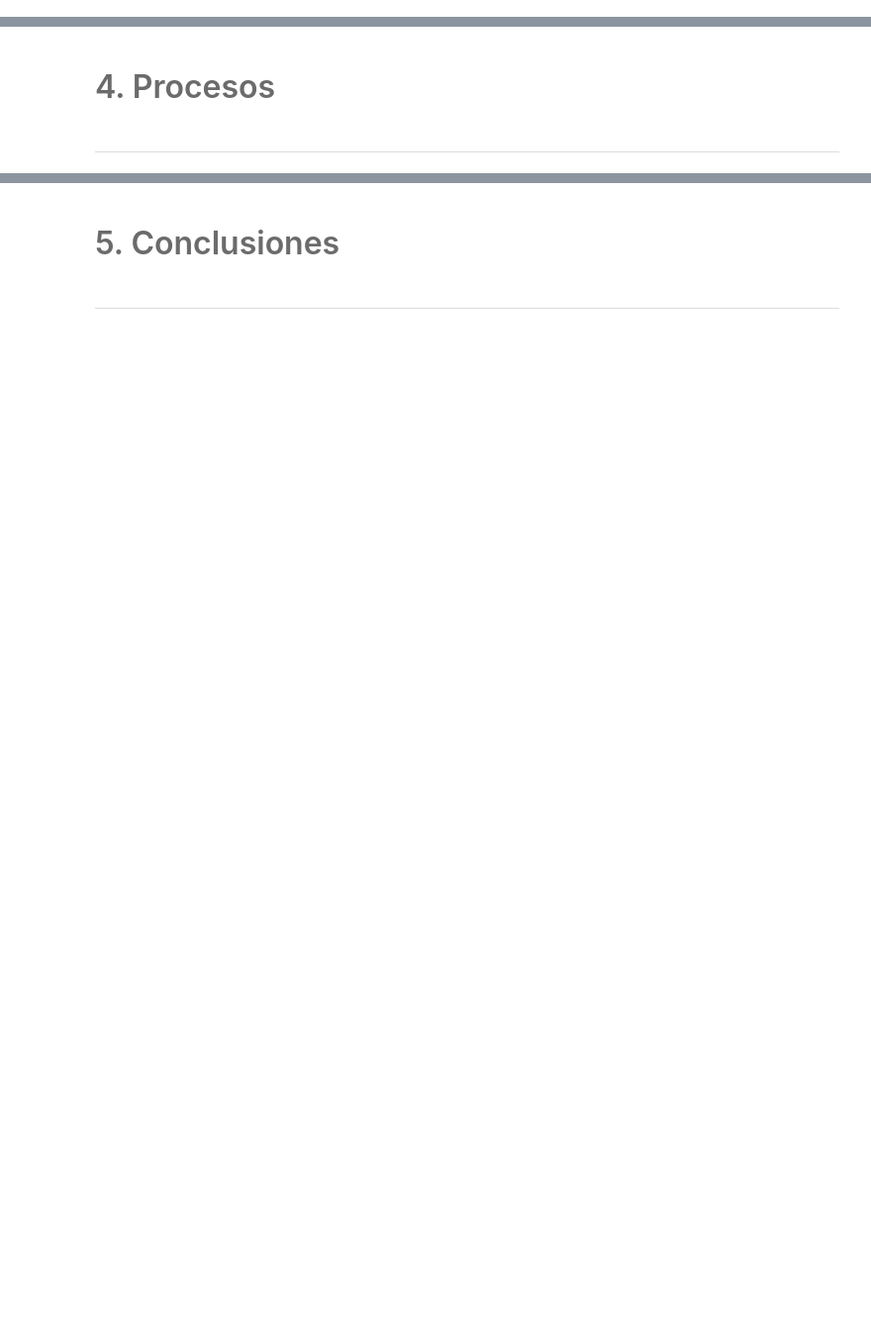
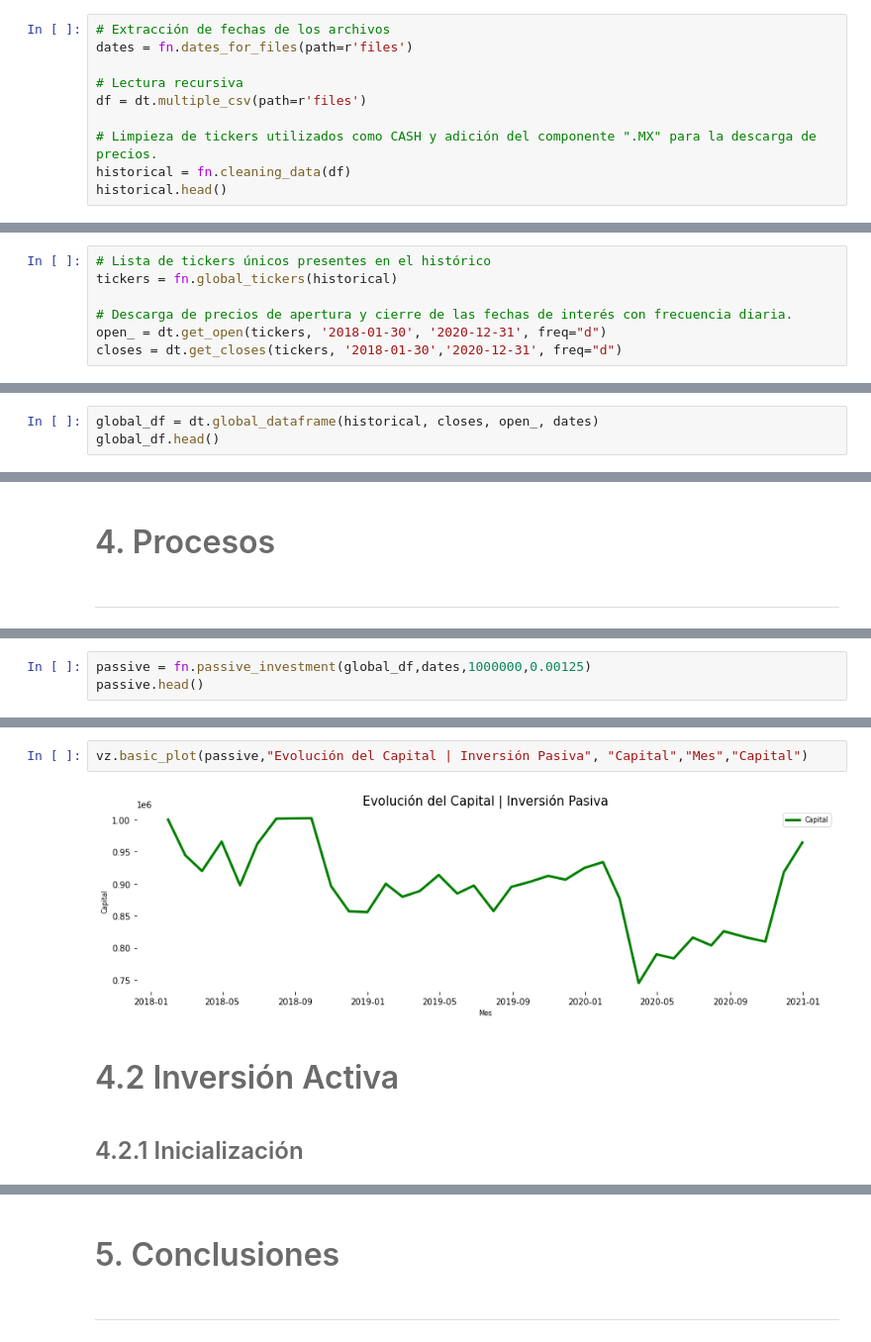
Before and after one commit to andreajimenezorozco/Lab-1_MyST_Spring2021, a Jupyter notebook: notebook.ipynb, the cells around one changed output, grey strips where cells are left out. Shown at 99% size. Drawn from its saved outputs; the diff is of its cells as text; blank space fills up the shorter version.

```diff
--- a/notebook.ipynb
+++ b/notebook.ipynb
@@ -68,0 +141,10 @@ Para correr este notebook es necesario contar con los siguientes archivos y depe
+# %%
+# Extracción de fechas de los archivos
+dates = fn.dates_for_files(path=r'files')
+
+# Lectura recursiva
+df = dt.multiple_csv(path=r'files')
+
+# Limpieza de tickers utilizados como CASH y adición del componente ".MX" para la descarga de precios.
+historical = fn.cleaning_data(df)
+historical.head()
@@ -68,0 +161,7 @@ Para correr este notebook es necesario contar con los siguientes archivos y depe
+# %%
+# Lista de tickers únicos presentes en el histórico
+tickers = fn.global_tickers(historical)
+
+# Descarga de precios de apertura y cierre de las fechas de interés con frecuencia diaria.
+open_ = dt.get_open(tickers, '2018-01-30', '2020-12-31', freq="d")
+closes = dt.get_closes(tickers, '2018-01-30','2020-12-31', freq="d")
@@ -68,0 +170,3 @@ Para correr este notebook es necesario contar con los siguientes archivos y depe
+# %%
+global_df = dt.global_dataframe(historical, closes, open_, dates)
+global_df.head()
@@ -78,0 +226,3 @@ Para correr este notebook es necesario contar con los siguientes archivos y depe
+# %%
+passive = fn.passive_investment(global_df,dates,1000000,0.00125)
+passive.head()
@@ -78,0 +236,8 @@ Para correr este notebook es necesario contar con los siguientes archivos y depe
+# %%
+vz.basic_plot(passive,"Evolución del Capital | Inversión Pasiva", "Capital","Mes","Capital")
+# %% [output]
+[figure, added]
+# %% [markdown]
+## <font color= #6B6B6B> <font size = 6> 4.2 Inversión Activa </font>
+# %% [markdown]
+#### <font color= #6B6B6B> <font size = 5> 4.2.1 Inicialización </font>
```
Also changed, not shown: parts of 51 cells of this notebook, 6 other files.
